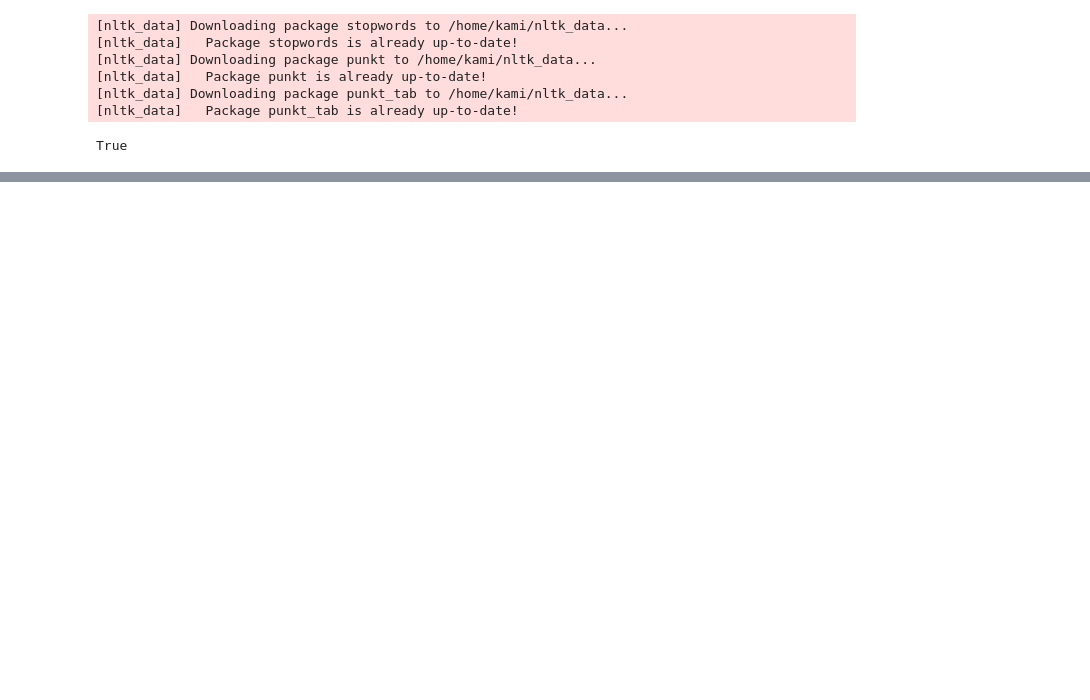
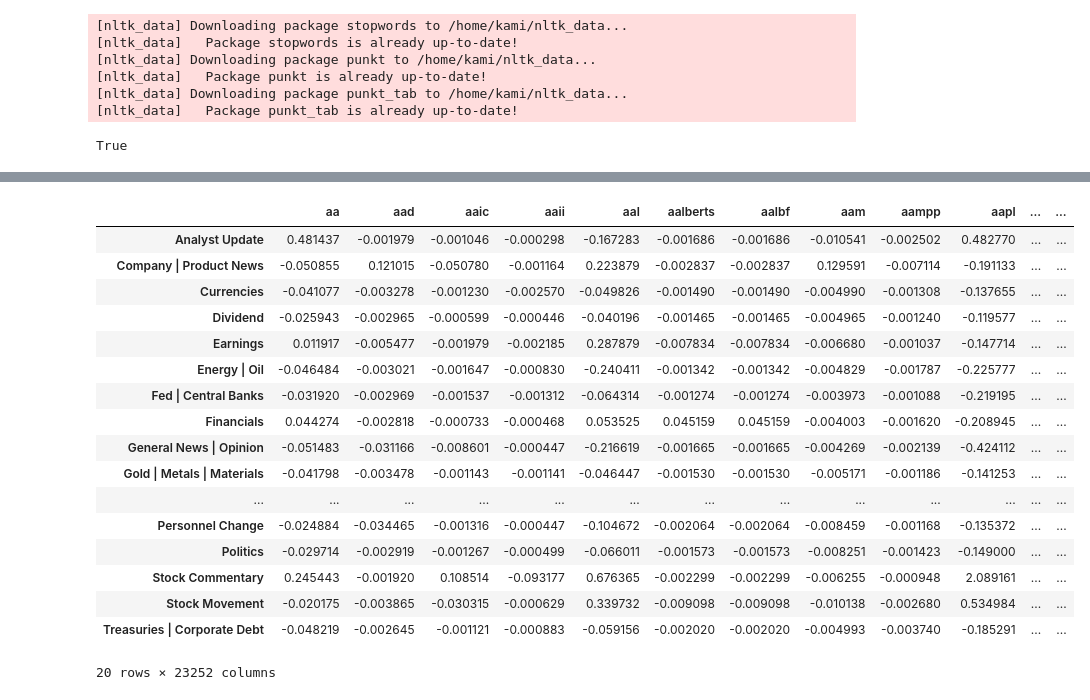
Before and after one commit to Coded5/NLPClass, a Jupyter notebook: PA1 Text classification/logistic_regression.ipynb, the cells around one changed output, grey strips where cells are left out. Drawn from its saved outputs; the diff is of its cells as text; code cells hidden in the pictures; blank space fills up the shorter version.

```diff
--- a/PA1 Text classification/logistic_regression.ipynb
+++ b/PA1 Text classification/logistic_regression.ipynb
@@ -186,3 +149,24 @@ model_weights
+# %%
+model_weights.T
+# %% [output]
+|  | aa | aad | aaic | aaii | aal | aalberts | aalbf | aam | aampp | aapl | ... | ... |
+| Analyst Update | 0.481437 | -0.001979 | -0.001046 | -0.000298 | -0.167283 | -0.001686 | -0.001686 | -0.010541 | -0.002502 | 0.482770 | ... | ... |
+| Company | Product News | -0.050855 | 0.121015 | -0.050780 | -0.001164 | 0.223879 | -0.002837 | -0.002837 | 0.129591 | -0.007114 | -0.191133 | ... | ... |
+| Currencies | -0.041077 | -0.003278 | -0.001230 | -0.002570 | -0.049826 | -0.001490 | -0.001490 | -0.004990 | -0.001308 | -0.137655 | ... | ... |
+| Dividend | -0.025943 | -0.002965 | -0.000599 | -0.000446 | -0.040196 | -0.001465 | -0.001465 | -0.004965 | -0.001240 | -0.119577 | ... | ... |
+| Earnings | 0.011917 | -0.005477 | -0.001979 | -0.002185 | 0.287879 | -0.007834 | -0.007834 | -0.006680 | -0.001037 | -0.147714 | ... | ... |
+| Energy | Oil | -0.046484 | -0.003021 | -0.001647 | -0.000830 | -0.240411 | -0.001342 | -0.001342 | -0.004829 | -0.001787 | -0.225777 | ... | ... |
+| Fed | Central Banks | -0.031920 | -0.002969 | -0.001537 | -0.001312 | -0.064314 | -0.001274 | -0.001274 | -0.003973 | -0.001088 | -0.219195 | ... | ... |
+| Financials | 0.044274 | -0.002818 | -0.000733 | -0.000468 | 0.053525 | 0.045159 | 0.045159 | -0.004003 | -0.001620 | -0.208945 | ... | ... |
+| General News | Opinion | -0.051483 | -0.031166 | -0.008601 | -0.000447 | -0.216619 | -0.001665 | -0.001665 | -0.004269 | -0.002139 | -0.424112 | ... | ... |
+| Gold | Metals | Materials | -0.041798 | -0.003478 | -0.001143 | -0.001141 | -0.046447 | -0.001530 | -0.001530 | -0.005171 | -0.001186 | -0.141253 | ... | ... |
+| ... | ... | ... | ... | ... | ... | ... | ... | ... | ... | ... | ... | ... |
+| Personnel Change | -0.024884 | -0.034465 | -0.001316 | -0.000447 | -0.104672 | -0.002064 | -0.002064 | -0.008459 | -0.001168 | -0.135372 | ... | ... |
+| Politics | -0.029714 | -0.002919 | -0.001267 | -0.000499 | -0.066011 | -0.001573 | -0.001573 | -0.008251 | -0.001423 | -0.149000 | ... | ... |
+| Stock Commentary | 0.245443 | -0.001920 | 0.108514 | -0.093177 | 0.676365 | -0.002299 | -0.002299 | -0.006255 | -0.000948 | 2.089161 | ... | ... |
+| Stock Movement | -0.020175 | -0.003865 | -0.030315 | -0.000629 | 0.339732 | -0.009098 | -0.009098 | -0.010138 | -0.002680 | 0.534984 | ... | ... |
+| Treasuries | Corporate Debt | -0.048219 | -0.002645 | -0.001121 | -0.000883 | -0.059156 | -0.002020 | -0.002020 | -0.004993 | -0.003740 | -0.185291 | ... | ... |
+20 rows × 23252 columns
 # %%
 model_weights.to_csv('model_weights.csv', index=True)
 # %%
```
Also changed, not shown: parts of 22 cells of this notebook.
